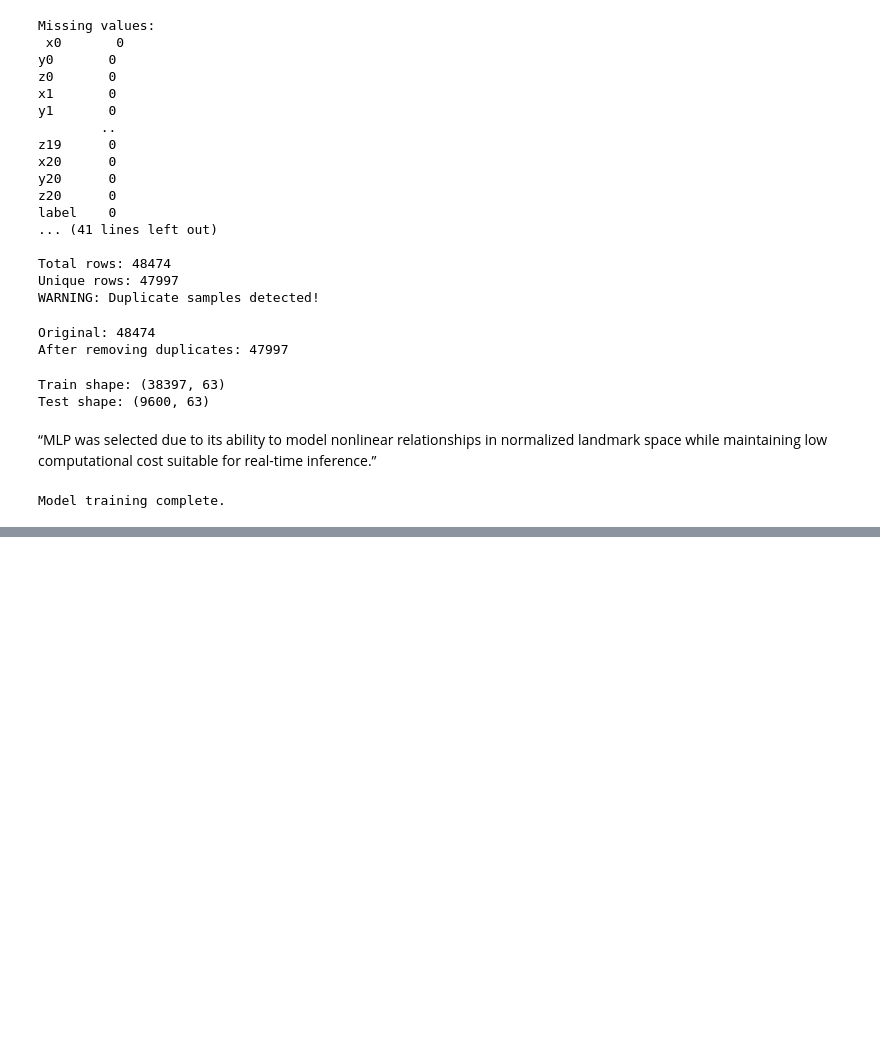
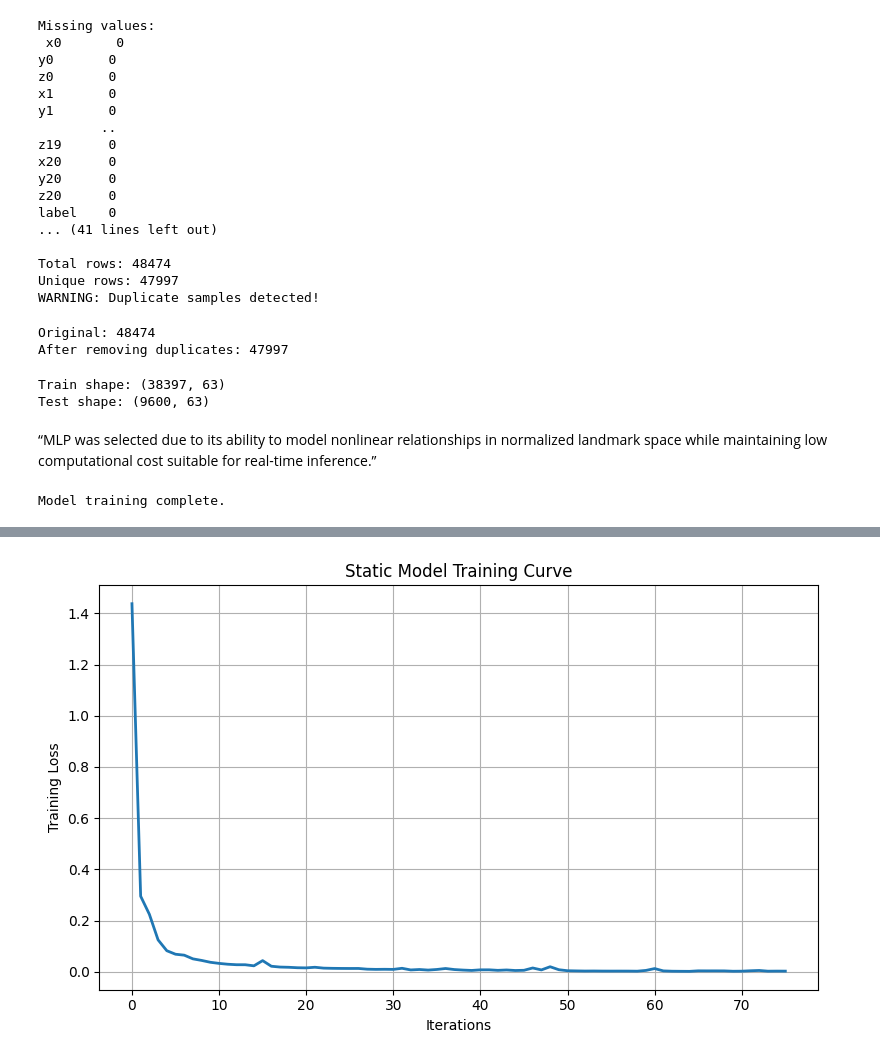
Before and after one commit to Diwashd/NSL-static-dynamic, a Jupyter notebook: notebooks/static_train.ipynb, the cells around one changed output, grey strips where cells are left out. Cells and saved outputs as stored; diff of their text form; code cells hidden in the pictures; blank space fills up the shorter version.

```diff
--- a/notebooks/static_train.ipynb
+++ b/notebooks/static_train.ipynb
@@ -239,0 +368,24 @@ Model saved as nsl_model.pkl
+# %%
+# ==========================================
+# 5.2.5 Training Stability Visualization
+# ==========================================
+
+import matplotlib.pyplot as plt
+
+# Loss curve from MLPClassifier
+loss_values = model.loss_curve_
+
+plt.figure(figsize=(8, 5))
+
+plt.plot(loss_values, linewidth=2)
+
+plt.title("Static Model Training Curve")
+plt.xlabel("Iterations")
+plt.ylabel("Training Loss")
+
+plt.grid(True)
+
+plt.tight_layout()
+plt.show()
+# %% [output]
+[figure, added]
```
Also changed, not shown: parts of 11 cells of this notebook, 11 other files.
